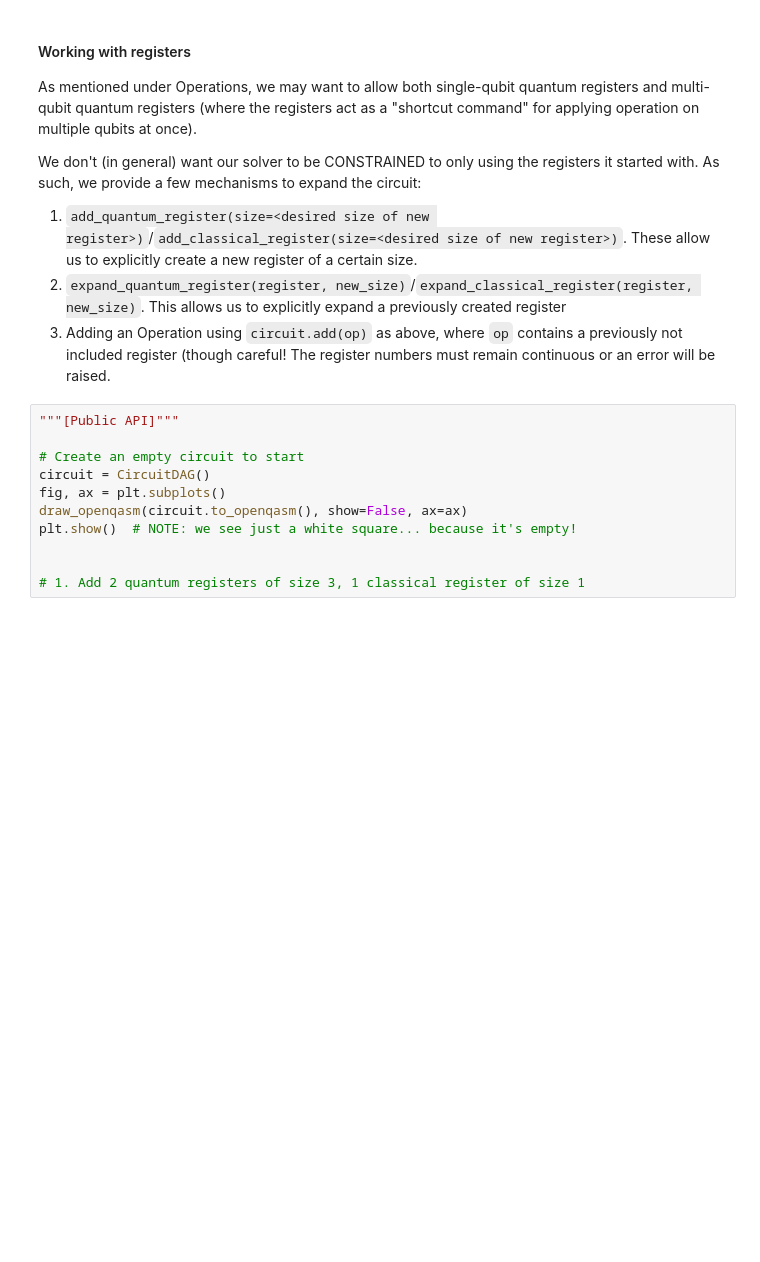
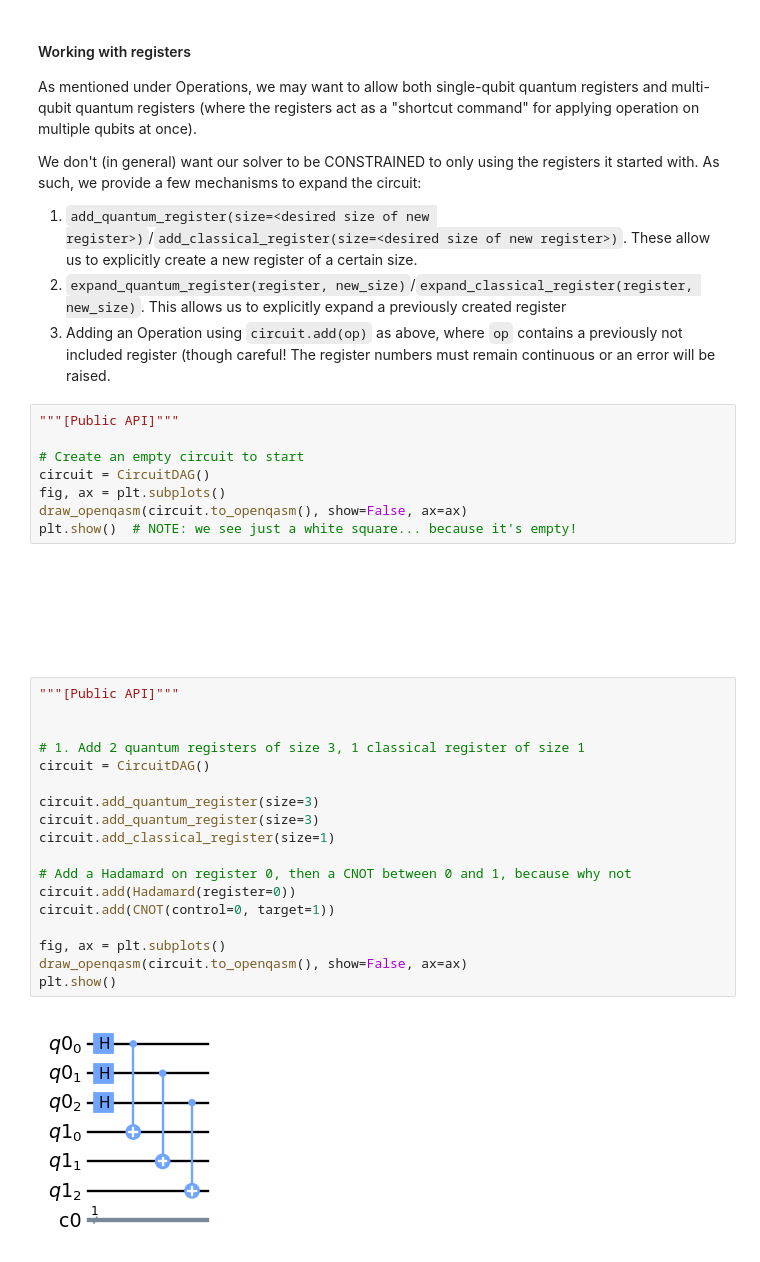
Before and after one commit to graphiq-dev/graphiq, a Jupyter notebook: examples/implementer_startup.ipynb, the cells around one changed output. Saved outputs shown, nothing was run; the diff lists cells and outputs as text; blank space fills up the shorter version.

```diff
--- a/examples/implementer_startup.ipynb
+++ b/examples/implementer_startup.ipynb
@@ -249,8 +249,25 @@ circuit = CircuitDAG()
 fig, ax = plt.subplots()
 draw_openqasm(circuit.to_openqasm(), show=False, ax=ax)
 plt.show()  # NOTE: we see just a white square... because it's empty!
-
-
-# 1. Add 2 quantum registers of size 3, 1 classical register of size 1
 # %% [output]
 [figure]
+# %%
+"""[Public API]"""
+
+
+# 1. Add 2 quantum registers of size 3, 1 classical register of size 1
+circuit = CircuitDAG()
+
+circuit.add_quantum_register(size=3)
+circuit.add_quantum_register(size=3)
+circuit.add_classical_register(size=1)
+
+# Add a Hadamard on register 0, then a CNOT between 0 and 1, because why not
+circuit.add(Hadamard(register=0))
+circuit.add(CNOT(control=0, target=1))
+
+fig, ax = plt.subplots()
+draw_openqasm(circuit.to_openqasm(), show=False, ax=ax)
+plt.show()
+# %% [output]
+[figure, added]
```
Also changed, not shown: parts of 21 cells of this notebook, 5 other files.
